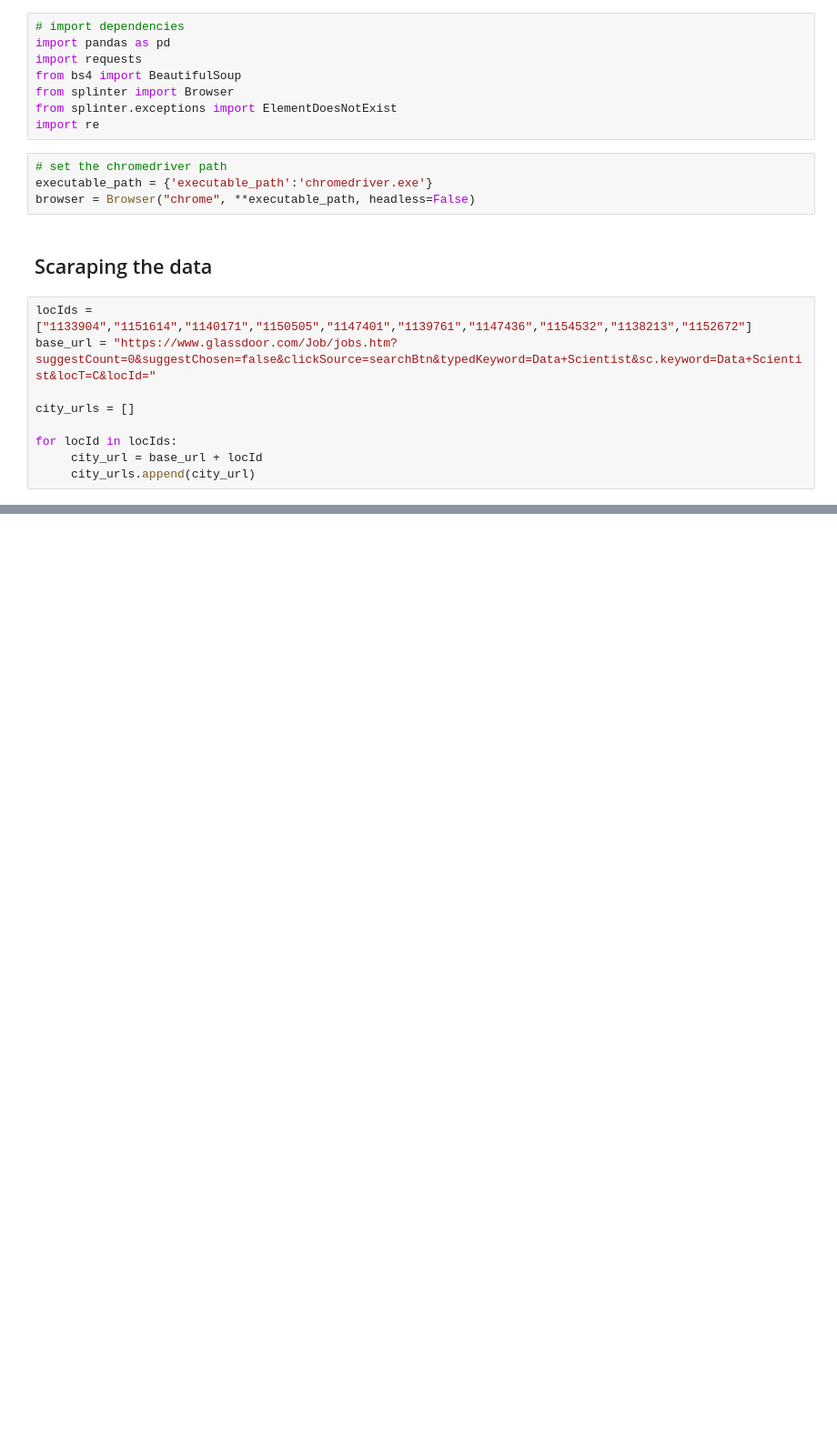
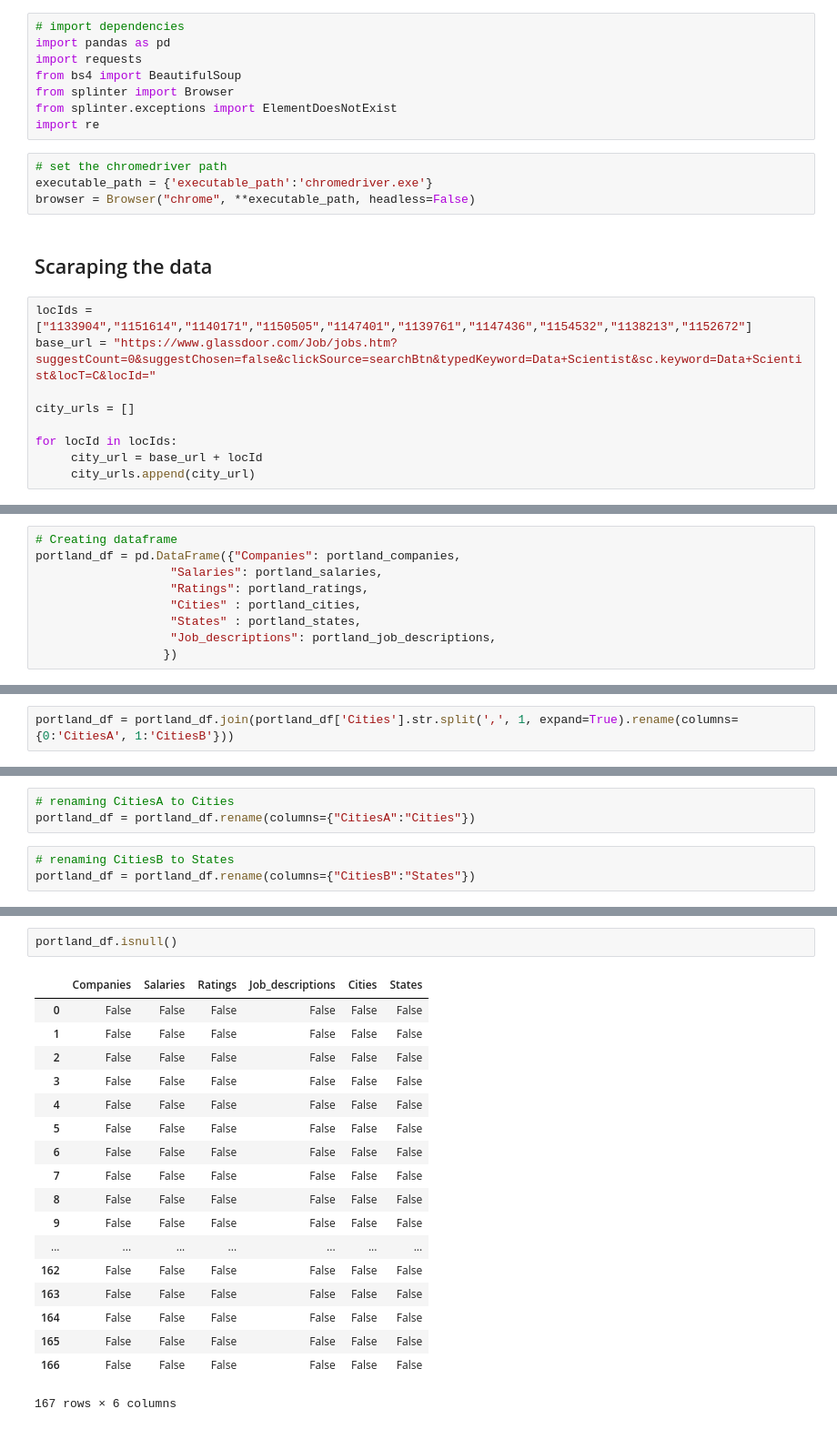
Before and after one commit to bestsmashever/Data-Visualization-Project, a Jupyter notebook: glassdoor_project.ipynb, the cells around one changed output, grey strips where cells are left out. Shown: that part at 91% size. Drawn from its saved outputs; the diff is of its cells as text; blank space fills up the shorter version.

```diff
--- a/glassdoor_project.ipynb
+++ b/glassdoor_project.ipynb
@@ -118,0 +273,9 @@ city_url = [philadelphia_url, phoenix_url,houston_url,seattle_url,sanfrancisco_u
+# %%
+# Creating dataframe
+portland_df = pd.DataFrame({"Companies": portland_companies,
+                   "Salaries": portland_salaries,
+                   "Ratings": portland_ratings,
+                   "Cities" : portland_cities,
+                   "States" : portland_states,
+                   "Job_descriptions": portland_job_descriptions,
+                  })
@@ -118,0 +293,2 @@ city_url = [philadelphia_url, phoenix_url,houston_url,seattle_url,sanfrancisco_u
+# %%
+portland_df = portland_df.join(portland_df['Cities'].str.split(',', 1, expand=True).rename(columns={0:'CitiesA', 1:'CitiesB'}))
@@ -118,0 +308,6 @@ city_url = [philadelphia_url, phoenix_url,houston_url,seattle_url,sanfrancisco_u
+# %%
+# renaming CitiesA to Cities
+portland_df = portland_df.rename(columns={"CitiesA":"Cities"})
+# %%
+# renaming CitiesB to States
+portland_df = portland_df.rename(columns={"CitiesB":"States"})
@@ -118,0 +323,21 @@ city_url = [philadelphia_url, phoenix_url,houston_url,seattle_url,sanfrancisco_u
+# %%
+portland_df.isnull()
+# %% [output]
+|  | Companies | Salaries | Ratings | Job_descriptions | Cities | States |
+| 0 | False | False | False | False | False | False |
+| 1 | False | False | False | False | False | False |
+| 2 | False | False | False | False | False | False |
+| 3 | False | False | False | False | False | False |
+| 4 | False | False | False | False | False | False |
+| 5 | False | False | False | False | False | False |
+| 6 | False | False | False | False | False | False |
+| 7 | False | False | False | False | False | False |
+| 8 | False | False | False | False | False | False |
+| 9 | False | False | False | False | False | False |
+| ... | ... | ... | ... | ... | ... | ... |
+| 162 | False | False | False | False | False | False |
+| 163 | False | False | False | False | False | False |
+| 164 | False | False | False | False | False | False |
+| 165 | False | False | False | False | False | False |
+| 166 | False | False | False | False | False | False |
+167 rows × 6 columns
```
Also changed, not shown: parts of 106 cells of this notebook, 4 other files.
